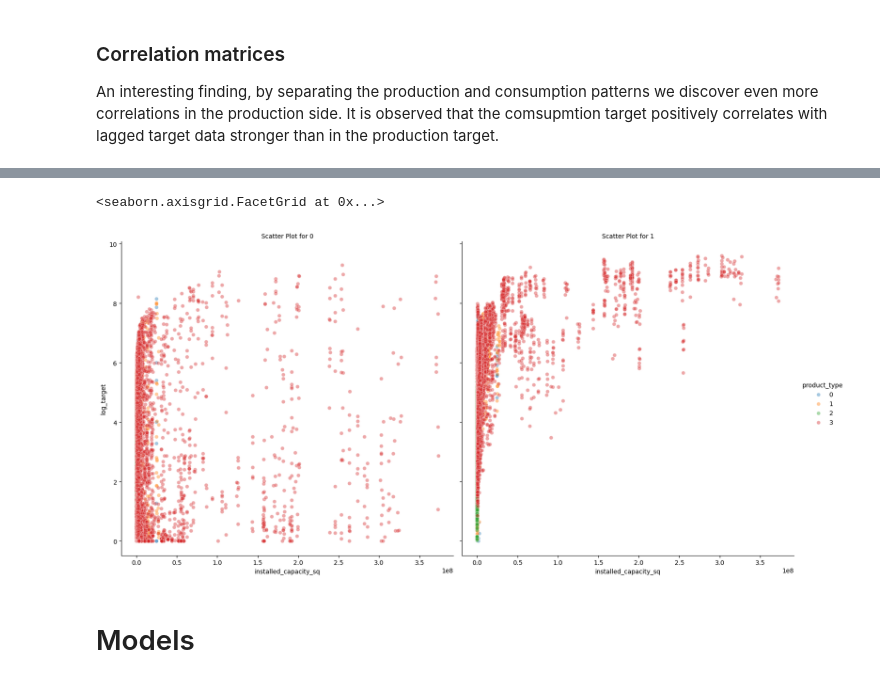
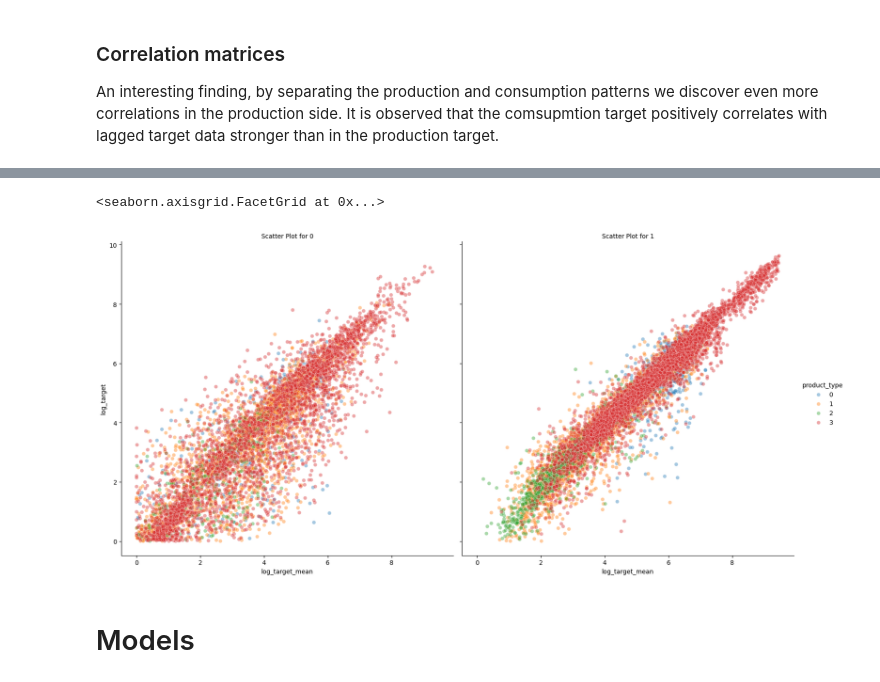
Before and after one commit to luisdi28ms/machine-learning, a Jupyter notebook: kaggle/enefit-prosumers-patterns.ipynb, the cells around one changed output, grey strips where cells are left out. Cells and saved outputs as stored; diff of their text form; code cells hidden in the pictures.

```diff
--- a/kaggle/enefit-prosumers-patterns.ipynb
+++ b/kaggle/enefit-prosumers-patterns.ipynb
@@ -392,10 +392,13 @@ sample_df.shape[0]
 # %% [markdown]
 Some transformations were applied to faciliate the visualizations:
 # %%
-sample_df['log_target'] = np.log(sample_df['target']+1)
+sample_df = sample_df[sample_df['target'].gt(1)].copy()
+sample_df['log_target'] = np.log(sample_df['target'])
 sample_df['installed_capacity_sq'] = sample_df['installed_capacity']**2
+
 # sample_df['is_consumption'] = np.where(sample_df['is_consumption'] == 1, 'Consumption', 'Production')
 # sample_df['product_type'] = np.where(sample_df['product_type'] == 0, 'Combined', sample_df['product_type'])
 # sample_df['product_type'] = np.where(sample_df['product_type'] == '1', 'Fixed', sample_df['product_type'])
 # sample_df['product_type'] = np.where(sample_df['product_type'] == '2', 'General service', sample_df['product_type'])
 # sample_df['product_type'] = np.where(sample_df['product_type'] == '3', 'Spot', sample_df['product_type'])
+sample_df.shape
@@ -443,18 +499,20 @@ con_cols = corr_heatmap(sample_con, 'Consumption')
+# %%
+sample_df['log_target_mean'] = np.log(sample_df['target_mean'] + 1)
 # %%
 # Set the default figure size for all subsequent plots
 plt.rcParams['figure.figsize'] = (10, 8)
 
 # Create a FacetGrid with two columns, one for each binomial variable
 g = sns.FacetGrid(sample_df, col='is_consumption', hue='product_type', height=8, aspect=1)
 
 # Map a scatter plot onto the grid
-g.map(sns.scatterplot, 'installed_capacity_sq', 'log_target', alpha=0.4)
+g.map(sns.scatterplot, 'log_target_mean', 'log_target', alpha=0.4)
 g.add_legend()
 # Set labels and title for each subplot
 g.set_titles('Scatter Plot for {col_name}')
 # %% [output]
 <seaborn.axisgrid.FacetGrid at 0x...>
-[figure, old version]
+[figure, new version]
 # %% [markdown]
 # Models
 # %% [markdown]
```
Also changed, not shown: parts of 16 cells of this notebook.
